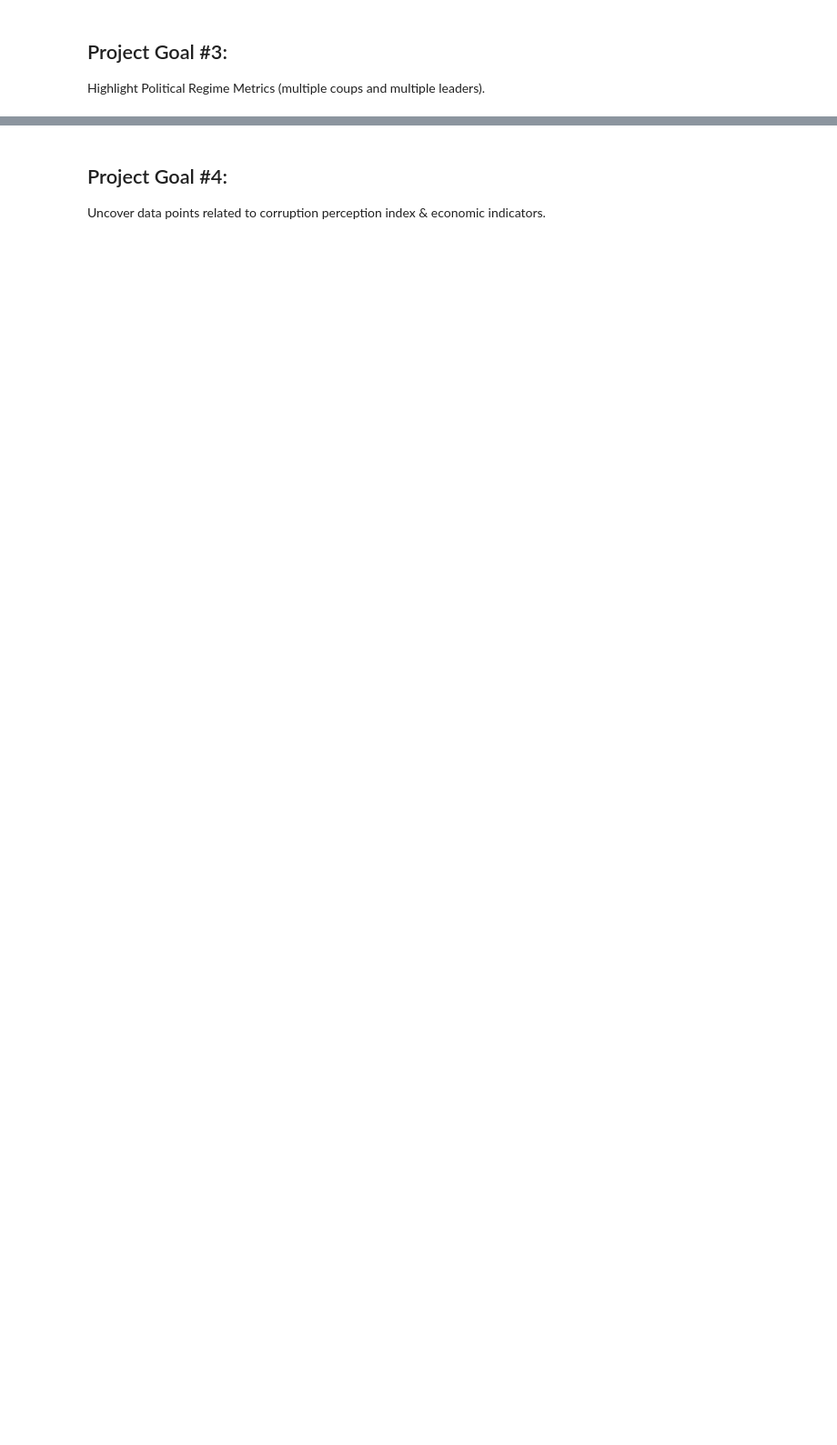
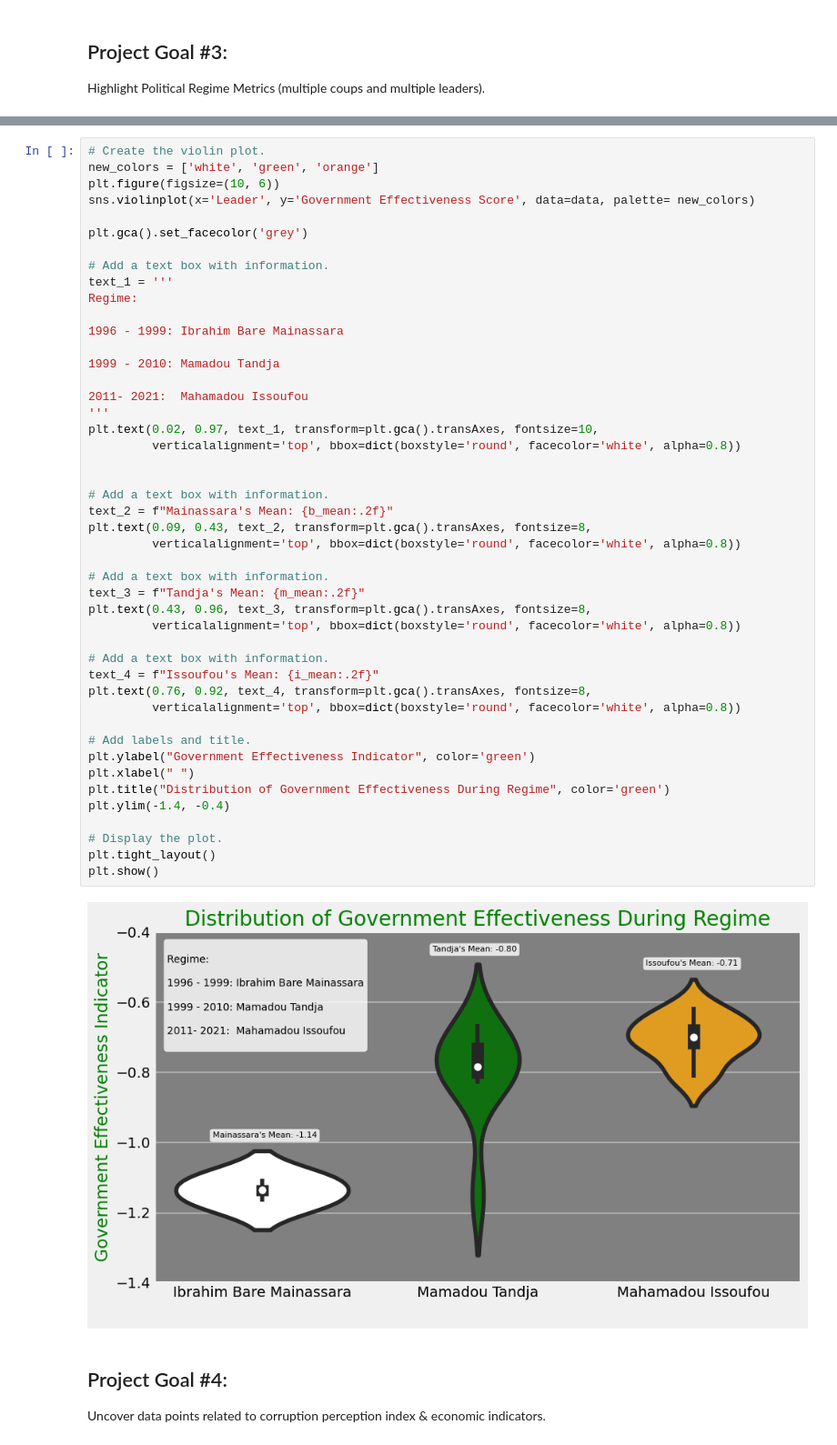
Before and after one commit to joelphimes/Niger-Political-Shift-Examination, a Jupyter notebook: notebooks/work.ipynb, the cells around one changed output, grey strips where cells are left out. Shown: that part at 91% size. Saved outputs shown, nothing was run; the diff lists cells and outputs as text; blank space fills up the shorter version.

```diff
--- a/notebooks/work.ipynb
+++ b/notebooks/work.ipynb
@@ -189,3 +396,51 @@ Highlight Political Regime Metrics (multiple coups and multiple leaders).
+# %%
+# Create the violin plot.
+new_colors = ['white', 'green', 'orange']
+plt.figure(figsize=(10, 6))
+sns.violinplot(x='Leader', y='Government Effectiveness Score', data=data, palette= new_colors)
+
+plt.gca().set_facecolor('grey')
+
+# Add a text box with information.
+text_1 = '''
+Regime:
+
+1996 - 1999: Ibrahim Bare Mainassara
+
+1999 - 2010: Mamadou Tandja
+
+2011- 2021:  Mahamadou Issoufou
+'''
+plt.text(0.02, 0.97, text_1, transform=plt.gca().transAxes, fontsize=10,
+         verticalalignment='top', bbox=dict(boxstyle='round', facecolor='white', alpha=0.8))
+
+
+# Add a text box with information.
+text_2 = f"Mainassara's Mean: {b_mean:.2f}"
+plt.text(0.09, 0.43, text_2, transform=plt.gca().transAxes, fontsize=8,
+         verticalalignment='top', bbox=dict(boxstyle='round', facecolor='white', alpha=0.8))
+
+# Add a text box with information.
+text_3 = f"Tandja's Mean: {m_mean:.2f}"
+plt.text(0.43, 0.96, text_3, transform=plt.gca().transAxes, fontsize=8,
+         verticalalignment='top', bbox=dict(boxstyle='round', facecolor='white', alpha=0.8))
+
+# Add a text box with information.
+text_4 = f"Issoufou's Mean: {i_mean:.2f}"
+plt.text(0.76, 0.92, text_4, transform=plt.gca().transAxes, fontsize=8,
+         verticalalignment='top', bbox=dict(boxstyle='round', facecolor='white', alpha=0.8))
+
+# Add labels and title.
+plt.ylabel("Government Effectiveness Indicator", color='green')
+plt.xlabel(" ")
+plt.title("Distribution of Government Effectiveness During Regime", color='green')
+plt.ylim(-1.4, -0.4)
+
+# Display the plot.
+plt.tight_layout()
+plt.show()
+# %% [output]
+[figure, added]
 # %% [markdown]
 ## Project Goal #4:
 Uncover data points related to corruption perception index & economic indicators.
```
Also changed, not shown: parts of 27 cells of this notebook, 4 other files.
